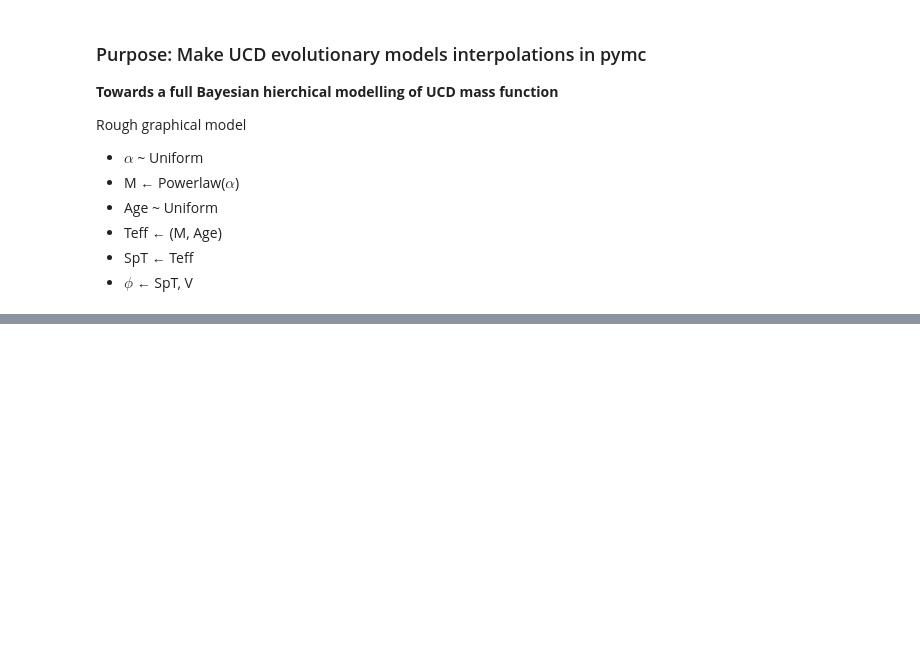
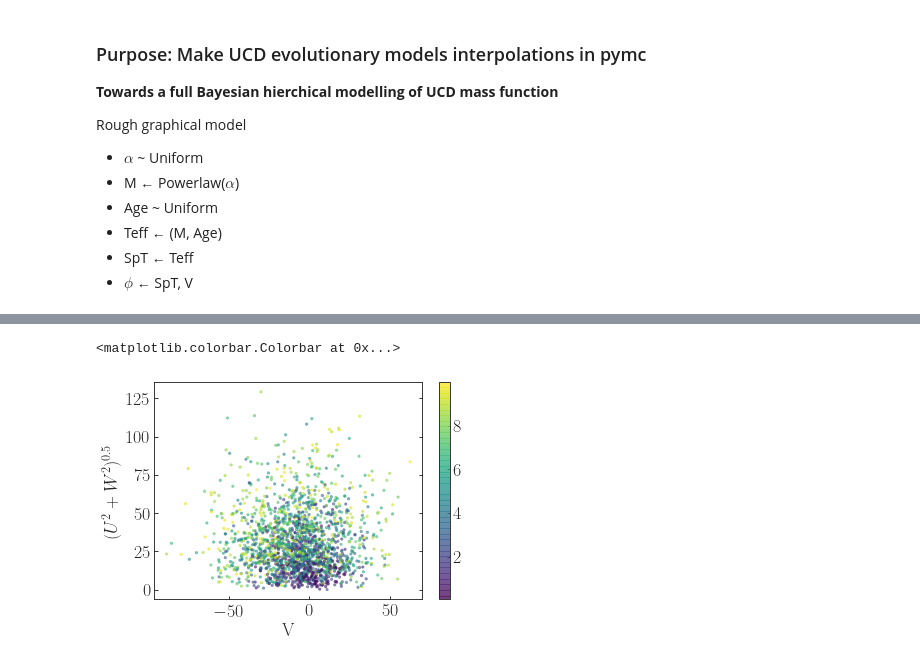
Before and after one commit to caganze/ucdsim, a Jupyter notebook: notebooks/evolutionary models.ipynb, the cells around one changed output, grey strips where cells are left out. Drawn from its saved outputs; the diff is of its cells as text; code cells hidden in the pictures; blank space fills up the shorter version.

```diff
--- a/notebooks/evolutionary models.ipynb
+++ b/notebooks/evolutionary models.ipynb
@@ -39 +35,9 @@ burrows=pd.read_csv(datafile)
+# %%
+Rsun=8300.
+Zsun=27.
+SPGRID=np.arange(0, 100)
+AREA=((4.1*385.+626.1)*(u.arcmin**2)).to((u.radian)**2)
+SOLID_ANGLE=((np.sin(np.sqrt(AREA)))**2.0).value
+pnts=wisps.OBSERVED_POINTINGS
+LBS=np.vstack([[x.coord.galactic.l.radian,x.coord.galactic.b.radian] for x in pnts ])
 # %%
@@ -91,18 +116,0 @@ def phi(teffs):
-# %%
-with pm.Model() as model:
-
-    alpha=pm.Uniform('alpha', lower=-1, upper=1)
-
-    m=pm.Uniform('m', lower=np.nanmin(burrows.mass.values), upper=0.1)
-
-    age=pm.Uniform('age', lower=np.nanmin(burrows.age.values), upper=np.nanmax(burrows.age.values))
-
-    tefflogg=pm.Deterministic('tg', custom_interpolation_mass_age(m, age))
-
-    like = pm.DensityDist('like', logpmass, observed={'m': m, 'alpha': alpha})
-
-    #phi=pm.Deterministic
-
-   # N=Deterministic('N', phi*)
-
-    trace = pm.sample(draws=1000, cores=2, step=pm.Metropolis())
@@ -128,2 +116,0 @@ plt.gca().invert_xaxis()
-# %%
-h=plt.hist(splat_teff_to_spt(np.concatenate(trace.tg[:,0])), histtype='step', bins='auto')
@@ -131,0 +189,10 @@ h=plt.hist(splat_teff_to_spt(np.concatenate(trace.tg[:,0])), histtype='step', bi
+# %%
+fig, ax=plt.subplots()
+c=plt.scatter( trace.vvel,  (trace.uvel**2+trace.wvel**2)**0.5, c=trace.age, s=5.,
+              cmap='viridis', alpha=0.5)
+ax.set_xlabel('V', fontsize=18)
+ax.set_ylabel(r'$(U^2+W^2)^{0.5}$', fontsize=18)
+plt.colorbar(c)
+# %% [output]
+<matplotlib.colorbar.Colorbar at 0x...>
+[figure, added]
```
Also changed, not shown: parts of 13 cells of this notebook.
